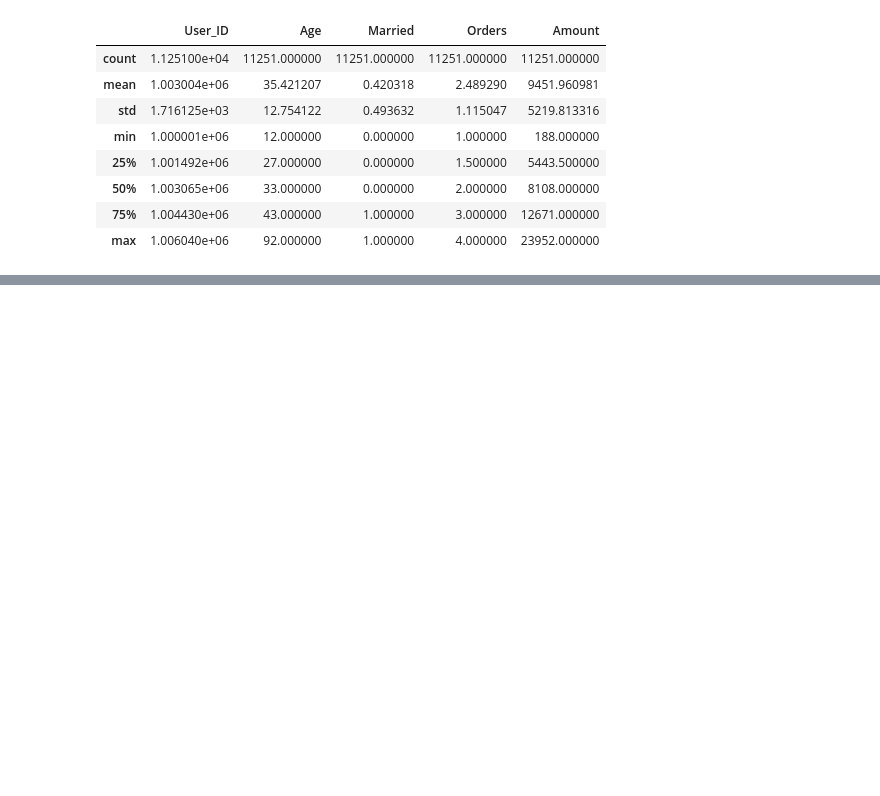
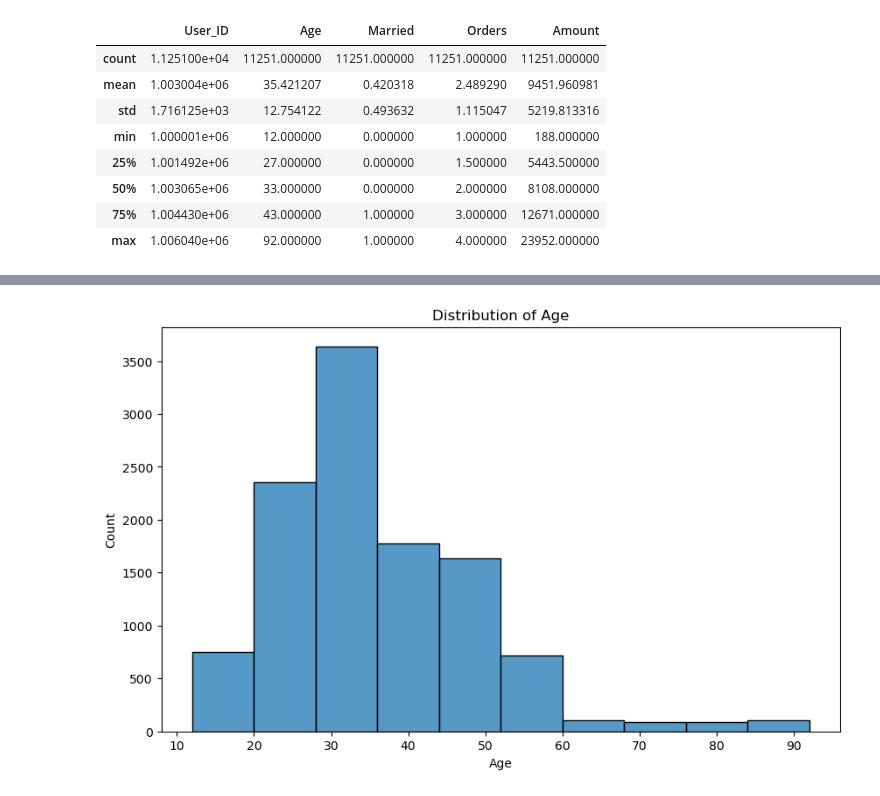
Before and after one commit to Prateek1121999/Data_Science-Project, a Jupyter notebook: DiwaliSalesAnalysis.ipynb, the cells around one changed output, grey strips where cells are left out. Drawn from its saved outputs; the diff is of its cells as text; code cells hidden in the pictures; blank space fills up the shorter version.

```diff
--- a/DiwaliSalesAnalysis.ipynb
+++ b/DiwaliSalesAnalysis.ipynb
@@ -86,3 +68,3 @@ dtype: int64
 # %%
-Data.drop(['unnamed1','Status'],axis=1,inplace=True)
+df.drop(['unnamed1','Status'],axis=1,inplace=True)
 # %%
@@ -99,4 +81,4 @@ Data.duplicated('Amount').sum()
 # %% [output]
 4666
 # %%
-Data['Amount'].fillna(7907,inplace=True)
+df['Amount'].fillna(7907,inplace=True)
@@ -106,7 +95,7 @@ Data['Amount'].fillna(7907,inplace=True)
 # %%
 # change data type
-Data['Amount'] = Data['Amount'].astype('int')
-Data['Amount'].dtypes
+df['Amount'] = df['Amount'].astype('int')
+df['Amount'].dtypes
 # %% [output]
 dtype('int32')
 # %%
@@ -118,6 +107,6 @@ Index(['User_ID', 'Cust_name', 'Product_ID', 'Gender', 'Age Group', 'Age',
       dtype='object')
 # %%
 #rename column
-Data.rename(columns= {'Marital_Status':'Married'},inplace=True)
+df.rename(columns= {'Marital_Status':'Married'},inplace=True)
 # %%
 # for looking duplicated data
@@ -150,0 +168,8 @@ Data.to_excel('DiwaliSales.xlsx')
+# %%
+# Visualize the distribution of Age
+plt.figure(figsize=(10, 6))
+sns.histplot(x='Age', data=df, bins=10)
+plt.title('Distribution of Age')
+plt.show()
+# %% [output]
+[figure, added]
```
Also changed, not shown: parts of 24 cells of this notebook.
